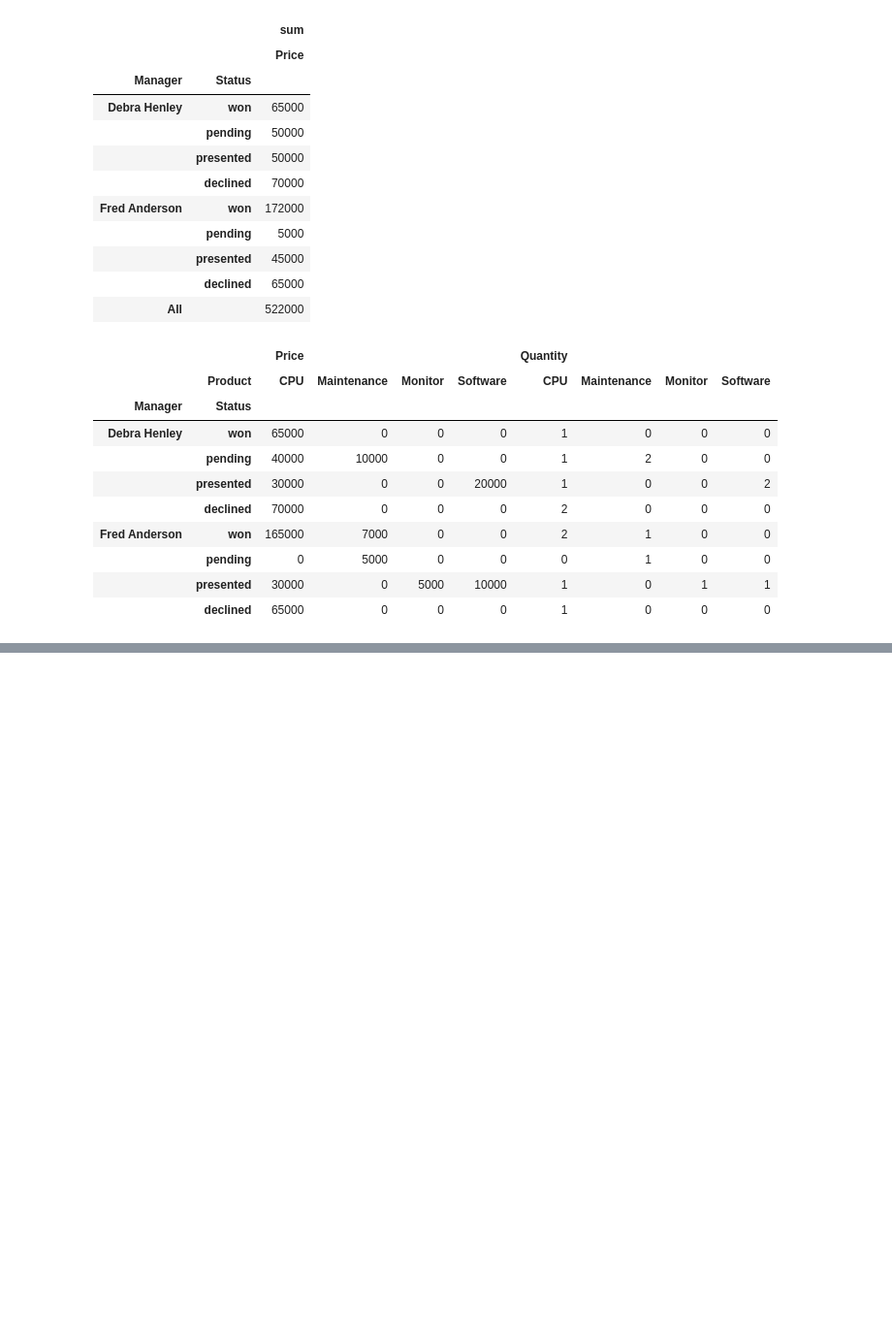
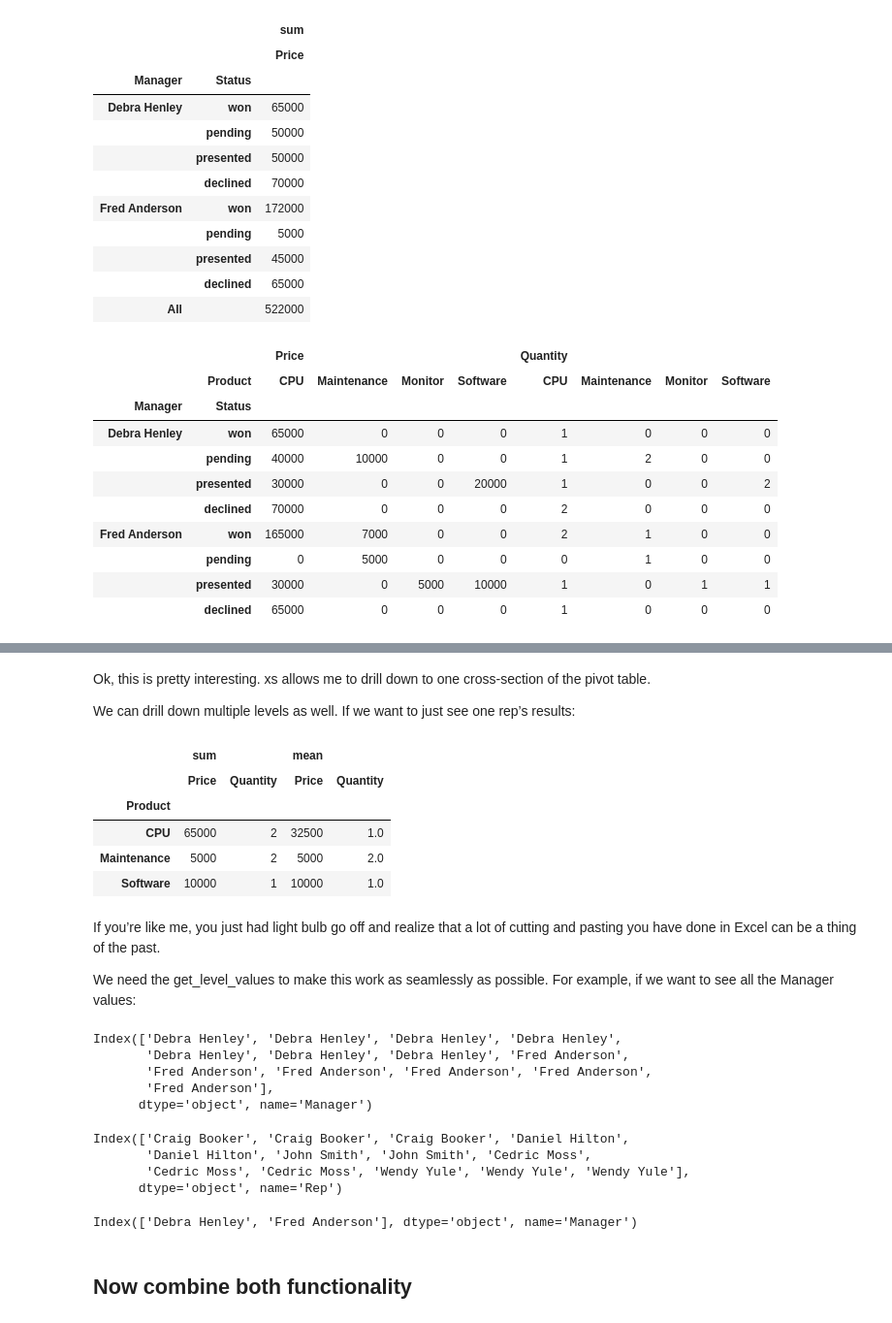
Before and after one commit to Jogwums/Data-Analysis-Cl01, a Jupyter notebook: pivot tables/Pivot_tables.ipynb, the cells around one changed output, grey strips where cells are left out. Shown at 97% size. Drawn from its saved outputs; the diff is of its cells as text; code cells hidden in the pictures; blank space fills up the shorter version.

```diff
--- a/pivot tables/Pivot_tables.ipynb
+++ b/pivot tables/Pivot_tables.ipynb
@@ -323,0 +369,40 @@ pd.pivot_table(df,index=["Manager","Status"],columns=["Product"],values=["Quanti
+# %% [markdown]
+Ok, this is pretty interesting. xs allows me to drill down to one cross-section of the pivot table.
+
+We can drill down multiple levels as well. If we want to just see one rep’s results:
+# %%
+table.xs(('Debra Henley','Craig Booker'), level=0)
+# %% [output]
+|  | sum |  | mean |  |
+|  | Price | Quantity | Price | Quantity |
+| Product |  |  |  |  |
+| CPU | 65000 | 2 | 32500 | 1.0 |
+| Maintenance | 5000 | 2 | 5000 | 2.0 |
+| Software | 10000 | 1 | 10000 | 1.0 |
+# %% [markdown]
+If you’re like me, you just had light bulb go off and realize that a lot of cutting and pasting you have done in Excel can be a thing of the past.
+
+We need the get_level_values to make this work as seamlessly as possible. For example, if we want to see all the Manager values:
+# %%
+table.index.get_level_values(0)
+# %% [output]
+Index(['Debra Henley', 'Debra Henley', 'Debra Henley', 'Debra Henley',
+       'Debra Henley', 'Debra Henley', 'Debra Henley', 'Fred Anderson',
+       'Fred Anderson', 'Fred Anderson', 'Fred Anderson', 'Fred Anderson',
+       'Fred Anderson'],
+      dtype='object', name='Manager')
+# %%
+# to see all the REP values
+table.index.get_level_values(1)
+# %% [output]
+Index(['Craig Booker', 'Craig Booker', 'Craig Booker', 'Daniel Hilton',
+       'Daniel Hilton', 'John Smith', 'John Smith', 'Cedric Moss',
+       'Cedric Moss', 'Cedric Moss', 'Wendy Yule', 'Wendy Yule', 'Wendy Yule'],
+      dtype='object', name='Rep')
+# %%
+# to see unique values
+table.index.get_level_values(0).unique()
+# %% [output]
+Index(['Debra Henley', 'Fred Anderson'], dtype='object', name='Manager')
+# %% [markdown]
+## Now combine both functionality
```
Also changed, not shown: parts of 12 cells of this notebook, 5 other files.
